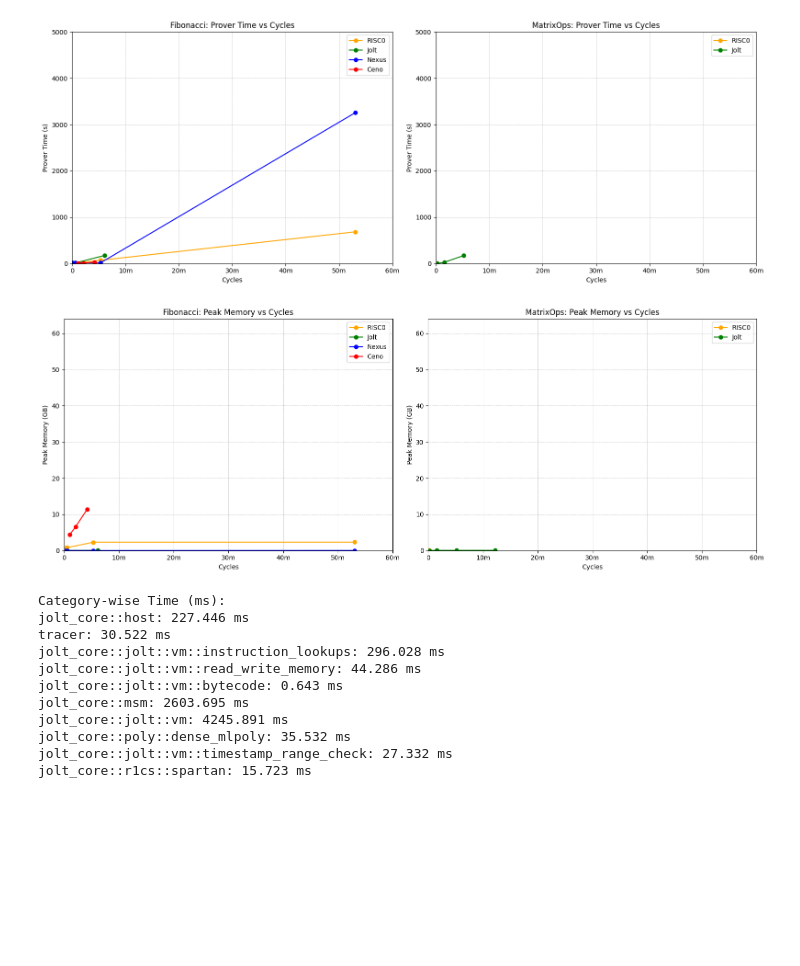
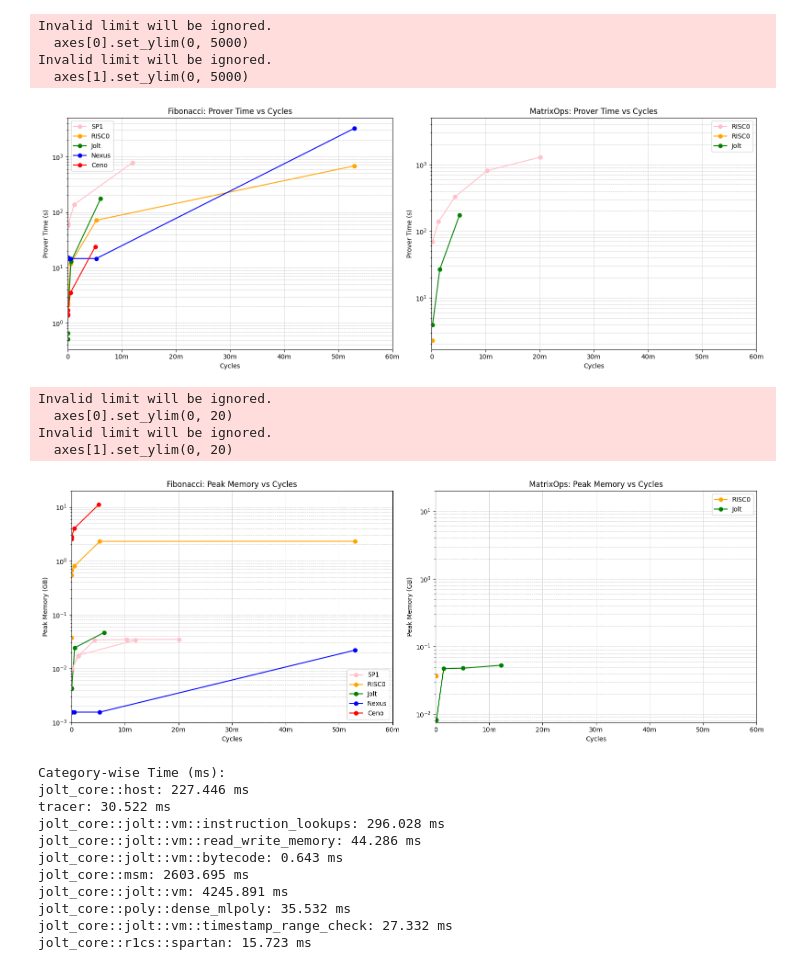
Before and after one commit to grandchildrice/zkvm-benchmarks, a Jupyter notebook: results/reports_20241221.ipynb, the cells around one changed output. Cells and saved outputs as stored; diff of their text form; code cells hidden in the pictures; blank space fills up the shorter version.

```diff
--- a/results/reports_20241221.ipynb
+++ b/results/reports_20241221.ipynb
@@ -38,6 +38,19 @@ def parse_log_file(file_path, method):
         max_memory_match = re.search(r'Maximum resident set size \(kbytes\):\s*(\d+)', content)
         proof_duration_sec = float(proof_duration_match.group(1)) if proof_duration_match else None
         user_cycles_match = None
+    if method == "sp1":
+        proof_duration_match = re.search(r'proof generation took:\s*([\d.]+)(ms|s)', content)
+        max_memory_match = re.search(r'Maximum resident set size \(kbytes\):\s*(\d+)', content)
+        user_cycles_match = re.search(r'executed program with (\d+) cycles', content)
+        if proof_duration_match:
+            proof_duration_value = float(proof_duration_match.group(1))
+            proof_duration_unit = proof_duration_match.group(2)
+            proof_duration_sec = (
+                proof_duration_value / 1000 if proof_duration_unit == 'ms' else proof_duration_value
+            )
+        else:
+            proof_duration_sec = None
+
 
     max_memory_kb = int(max_memory_match.group(1)) if max_memory_match else None
     user_cycles = int(user_cycles_match.group(1)) if user_cycles_match else None
@@ -81,6 +94,15 @@ def parse_multiple_logs(files, method):
         data.append(parsed_data)
     return pd.DataFrame(data)
 
+# Load SP1 CSV Files
+sp1_fib_log_files = ["sp1_fibonacci_n10.log", "sp1_fibonacci_n100.log",
+             "sp1_fibonacci_n1000.log", "sp1_fibonacci_n10000.log",
+             "sp1_fibonacci_n100000.log", "sp1_fibonacci_n1000000.log"]
+sp1_fib_df = parse_multiple_logs(sp1_fib_log_files, 'sp1')
+sp1_matrix_log_files = ["sp1_matrix-ops_n10.log", "sp1_matrix-ops_n20.log",
+             "sp1_matrix-ops_n30.log", "sp1_matrix-ops_n40.log", "sp1_matrix-ops_n50.log"]
+sp1_matrix_df = parse_multiple_logs(sp1_matrix_log_files, 'sp1')
+
 # Load RISC0 CSV Files
 risc0_fib_csv_file_name = 'RISC0_fibonacci_metrics.csv'
 risc0_fib_df = pd.read_csv(risc0_fib_csv_file_name)
@@ -111,41 +133,48 @@ ceno_fib_df = parse_ceno_log_file(os.path.basename(ceno_fib_csv_file_name))
 fig, axes = plt.subplots(1, 2, figsize=(16, 6))
 
 # Fibonacci Prover Time vs Cycles
+axes[0].plot(sp1_fib_df['user_cycles'], sp1_fib_df['proof_duration_sec'], marker='o', label='SP1', color='pink')
 axes[0].plot(risc0_fib_df['user_cycles'], risc0_fib_df['proof_duration_sec'], marker='o', label='RISC0', color='orange')
 axes[0].plot(jolt_fib_df['user_cycles'], jolt_fib_df['proof_duration_sec'], marker='o', label='Jolt', color='green')
 axes[0].plot(risc0_fib_df['user_cycles'], nexus_fib_df['proof_duration_sec'], marker='o', label='Nexus', color='blue')
 axes[0].plot(ceno_fib_df['user_cycles'], ceno_fib_df['proof_duration_sec'], marker='o', label='Ceno', color='red')
 axes[0].set_title('Fibonacci: Prover Time vs Cycles')
 axes[0].set_xlabel('Cycles')
 axes[0].set_ylabel('Prover Time (s)')
-# axes[0].set_xscale('log')
+axes[0].set_yscale('log')
 axes[0].set_xlim(0, 60000000)
 axes[0].set_ylim(0, 5000)
 axes[0].xaxis.set_major_formatter(FuncFormatter(format_ticks))
 axes[0].grid(True, which='both', linestyle='--', linewidth=0.5)
 axes[0].legend()
 
 # MatrixOps Prover Time vs Cycles
+axes[1].plot(sp1_matrix_df['user_cycles'], sp1_matrix_df['proof_duration_sec'], marker='o', label='RISC0', color='pink')
 axes[1].plot(risc0_matrix_df['user_cycles'], risc0_matrix_df['proof_duration_sec'], marker='o', label='RISC0', color='orange')
 axes[1].plot(jolt_matrix_df['user_cycles'], jolt_matrix_df['proof_duration_sec'], marker='o', label='Jolt', color='green')
 axes[1].set_title('MatrixOps: Prover Time vs Cycles')
 axes[1].set_xlabel('Cycles')
 axes[1].set_ylabel('Prover Time (s)')
-# axes[1].set_xscale('log')
+axes[1].set_yscale('log')
 axes[1].set_xlim(0, 60000000)
 axes[1].set_ylim(0, 5000)
 axes[1].xaxis.set_major_formatter(FuncFormatter(format_ticks))
 axes[1].grid(True, which='both', linestyle='--', linewidth=0.5)
 axes[1].legend()
 
 plt.tight_layout()
 plt.show()
 # %% [output]
+Invalid limit will be ignored.
+  axes[0].set_ylim(0, 5000)
+Invalid limit will be ignored.
+  axes[1].set_ylim(0, 5000)
-[figure, old version]
+[figure, new version]
 # %%
 fig, axes = plt.subplots(1, 2, figsize=(16, 6))
 
 # Fibonacci Peak Memory vs Cycles
+axes[0].plot(sp1_fib_df['user_cycles'], sp1_fib_df['max_memory'] / 1e9, marker='o', label='SP1', color='pink')
 axes[0].plot(risc0_fib_df['user_cycles'], risc0_fib_df['max_memory'] / 1e9, marker='o', label='RISC0', color='orange')
 axes[0].plot(jolt_fib_df['user_cycles'], jolt_fib_df['max_memory'] / 1e9, marker='o', label='Jolt', color='green')
 axes[0].plot(risc0_fib_df['user_cycles'], nexus_fib_df['max_memory'] / 1e9, marker='o', label='Nexus', color='blue')
@@ -153,22 +182,23 @@ axes[0].plot(ceno_fib_df['user_cycles'], ceno_fib_df['max_memory'] / 1e9, marker
 axes[0].set_title('Fibonacci: Peak Memory vs Cycles')
 axes[0].set_xlabel('Cycles')
 axes[0].set_ylabel('Peak Memory (GB)')
-# axes[0].set_xscale('log')
+axes[0].set_yscale('log')
 axes[0].set_xlim(0, 60000000)
-axes[0].set_ylim(0, 64)
+axes[0].set_ylim(0, 20)
 axes[0].xaxis.set_major_formatter(FuncFormatter(format_ticks))
 axes[0].grid(True, which='both', linestyle='--', linewidth=0.5)
 axes[0].legend()
 
 # MatrixOps Peak Memory vs Cycles
+axes[0].plot(sp1_matrix_df['user_cycles'], sp1_matrix_df['max_memory'] / 1e9, marker='o', label='SP1', color='pink')
 axes[1].plot(risc0_matrix_df['user_cycles'], risc0_matrix_df['max_memory'] / 1e9, marker='o', label='RISC0', color='orange')
 axes[1].plot(jolt_matrix_df['user_cycles'], jolt_matrix_df['max_memory'] / 1e9, marker='o', label='Jolt', color='green')
 axes[1].set_title('MatrixOps: Peak Memory vs Cycles')
 axes[1].set_xlabel('Cycles')
 axes[1].set_ylabel('Peak Memory (GB)')
-# axes[1].set_xscale('log')
+axes[1].set_yscale('log')
 axes[1].set_xlim(0, 60000000)
-axes[1].set_ylim(0, 64)
+axes[1].set_ylim(0, 20)
 axes[1].xaxis.set_major_formatter(FuncFormatter(format_ticks))
 axes[1].grid(True, which='both', linestyle='--', linewidth=0.5)
 axes[1].legend()
@@ -176,7 +206,11 @@ axes[1].legend()
 plt.tight_layout()
 plt.show()
 # %% [output]
+Invalid limit will be ignored.
+  axes[0].set_ylim(0, 20)
+Invalid limit will be ignored.
+  axes[1].set_ylim(0, 20)
-[figure, old version]
+[figure, new version]
 # %%
 import json
 from collections import defaultdict
```
